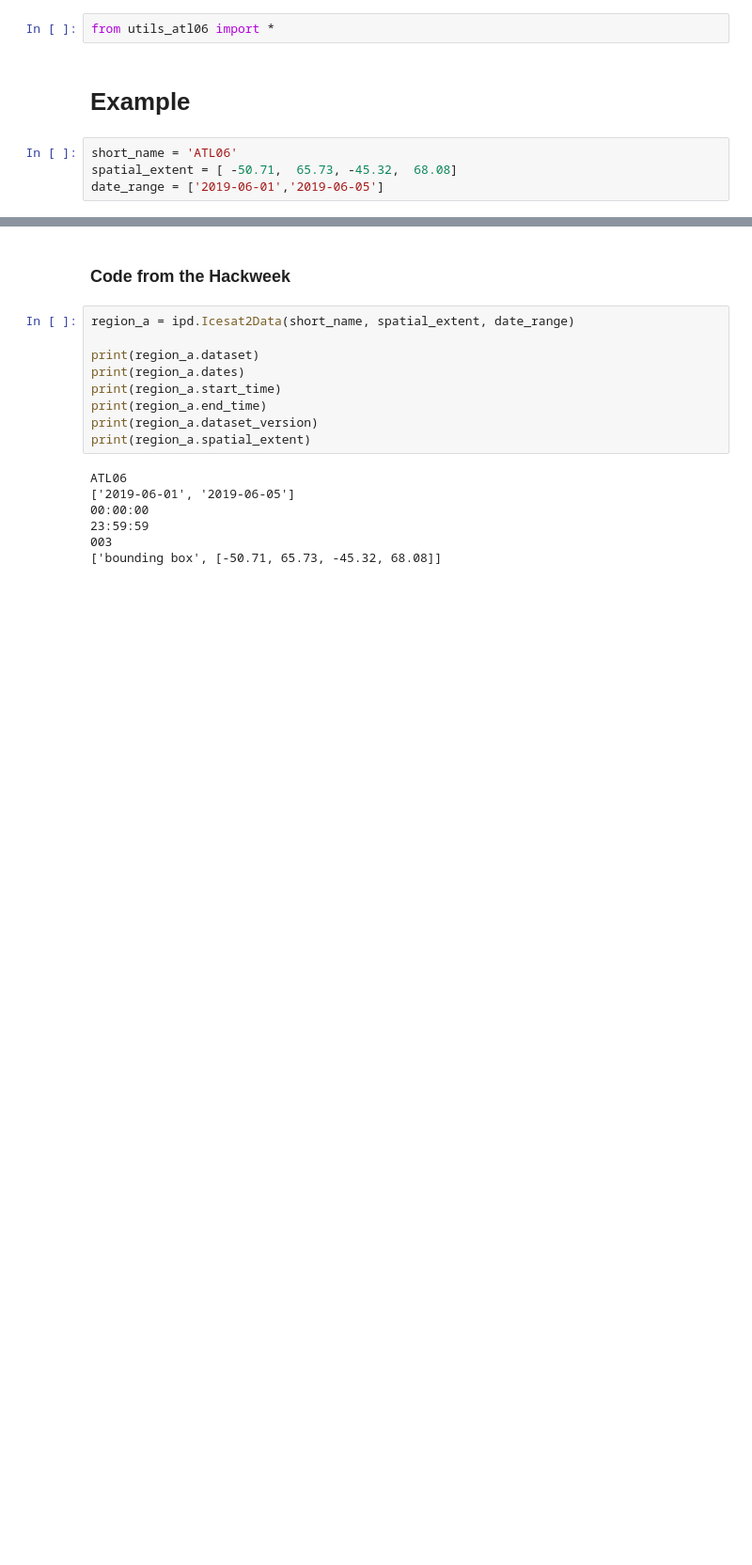
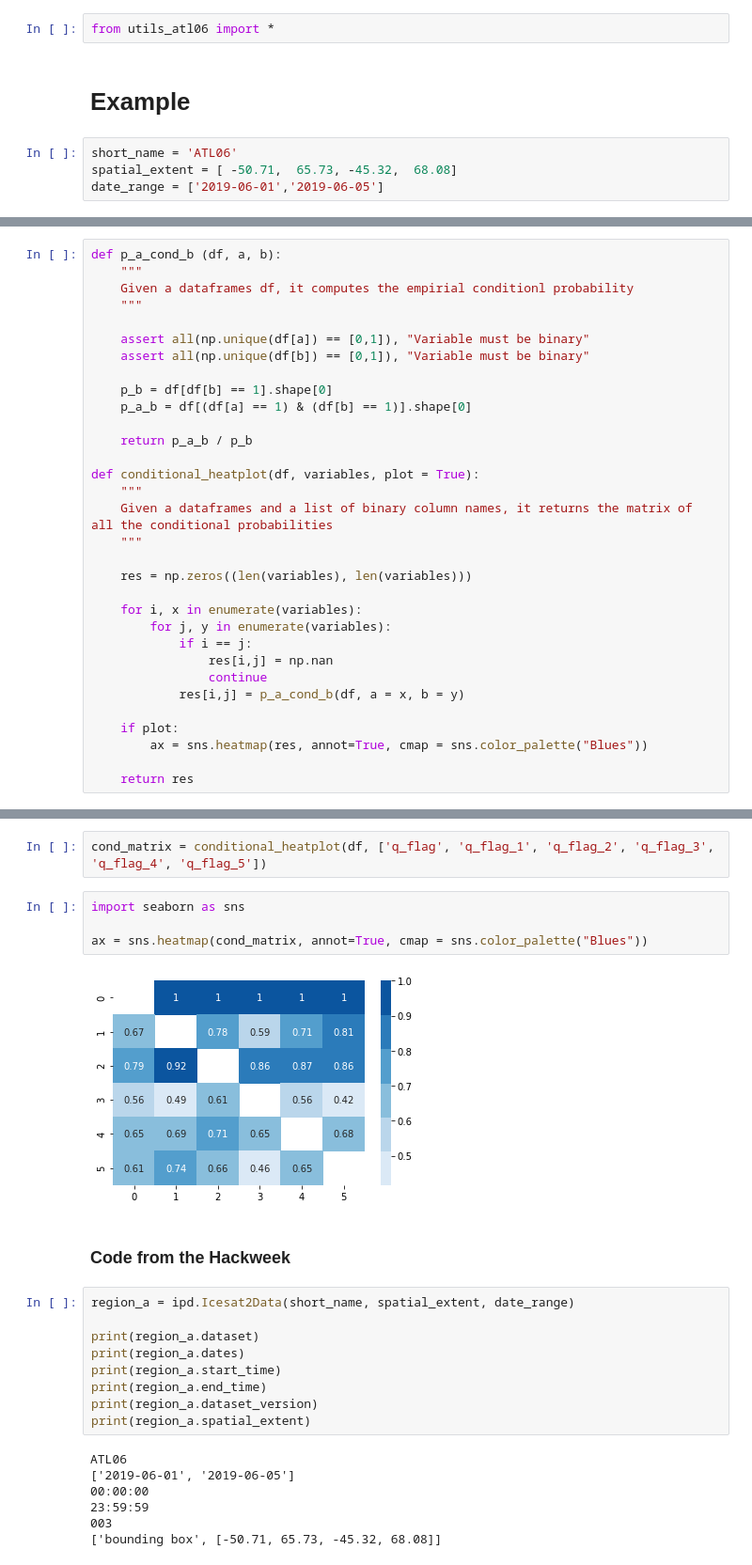
Before and after one commit to ICESAT-2HackWeek/CloudMask, a Jupyter notebook: examples/ATL06Retrieval.ipynb, the cells around one changed output, grey strips where cells are left out. Shown at 94% size. Drawn from its saved outputs; the diff is of its cells as text; blank space fills up the shorter version.

```diff
--- a/ATL06Retrieval.ipynb
+++ b/examples/ATL06Retrieval.ipynb
@@ -45,0 +58,32 @@ df
+# %%
+def p_a_cond_b (df, a, b):
+    """
+    Given a dataframes df, it computes the empirial conditionl probability
+    """
+
+    assert all(np.unique(df[a]) == [0,1]), "Variable must be binary"
+    assert all(np.unique(df[b]) == [0,1]), "Variable must be binary"
+
+    p_b = df[df[b] == 1].shape[0]
+    p_a_b = df[(df[a] == 1) & (df[b] == 1)].shape[0]
+
+    return p_a_b / p_b
+
+def conditional_heatplot(df, variables, plot = True):
+    """
+    Given a dataframes and a list of binary column names, it returns the matrix of all the conditional probabilities
+    """
+
+    res = np.zeros((len(variables), len(variables)))
+
+    for i, x in enumerate(variables):
+        for j, y in enumerate(variables):
+            if i == j:
+                res[i,j] = np.nan
+                continue
+            res[i,j] = p_a_cond_b(df, a = x, b = y)
+
+    if plot:
+        ax = sns.heatmap(res, annot=True, cmap = sns.color_palette("Blues"))
+
+    return res
@@ -46,3 +94,11 @@ df
+# %%
+cond_matrix = conditional_heatplot(df, ['q_flag', 'q_flag_1', 'q_flag_2', 'q_flag_3', 'q_flag_4', 'q_flag_5'])
+# %%
+import seaborn as sns
+
+ax = sns.heatmap(cond_matrix, annot=True, cmap = sns.color_palette("Blues"))
+# %% [output]
+[figure, added]
 # %% [markdown]
 ### Code from the Hackweek
 # %%
```
Also changed, not shown: parts of 7 cells of this notebook, 2 other files.
